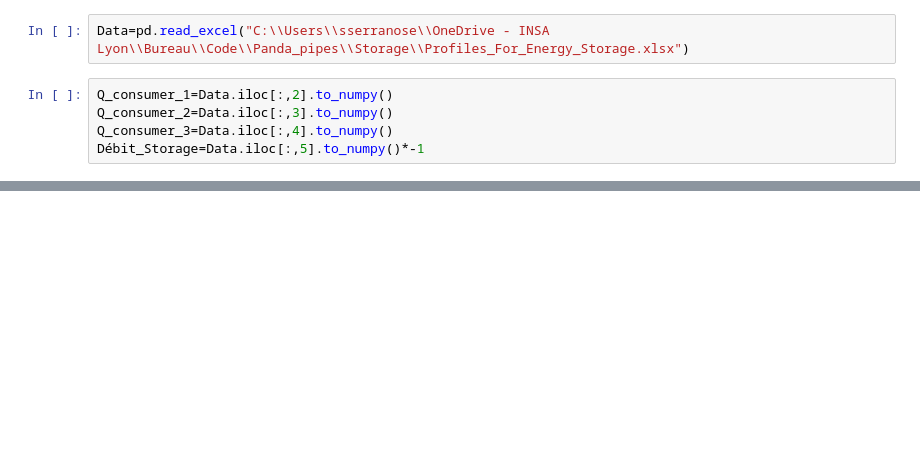
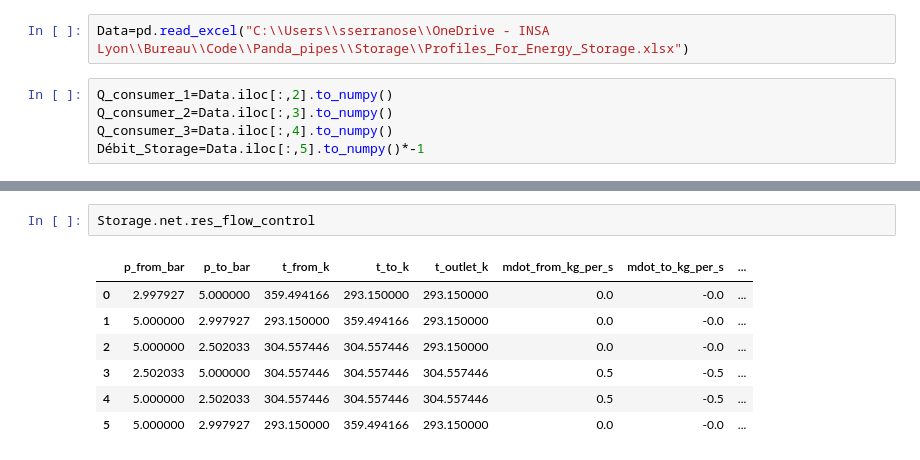
Before and after one commit to SerranoScope/Reduced_simulation, a Jupyter notebook: Storage/Storage_Thermocline.ipynb, the cells around one changed output, grey strips where cells are left out. Cells and saved outputs as stored; diff of their text form; blank space fills up the shorter version.

```diff
--- a/Storage/Storage_Thermocline.ipynb
+++ b/Storage/Storage_Thermocline.ipynb
@@ -384,0 +413,10 @@ for i in range(len(Débit_Storage)):
+# %%
+Storage.net.res_flow_control
+# %% [output]
+|  | p_from_bar | p_to_bar | t_from_k | t_to_k | t_outlet_k | mdot_from_kg_per_s | mdot_to_kg_per_s | ... |
+| 0 | 2.997927 | 5.000000 | 359.494166 | 293.150000 | 293.150000 | 0.0 | -0.0 | ... |
+| 1 | 5.000000 | 2.997927 | 293.150000 | 359.494166 | 293.150000 | 0.0 | -0.0 | ... |
+| 2 | 5.000000 | 2.502033 | 304.557446 | 304.557446 | 293.150000 | 0.0 | -0.0 | ... |
+| 3 | 2.502033 | 5.000000 | 304.557446 | 304.557446 | 304.557446 | 0.5 | -0.5 | ... |
+| 4 | 5.000000 | 2.502033 | 304.557446 | 304.557446 | 304.557446 | 0.5 | -0.5 | ... |
+| 5 | 5.000000 | 2.997927 | 293.150000 | 359.494166 | 293.150000 | 0.0 | -0.0 | ... |
```
Also changed, not shown: parts of 11 cells of this notebook, 2 other files.
